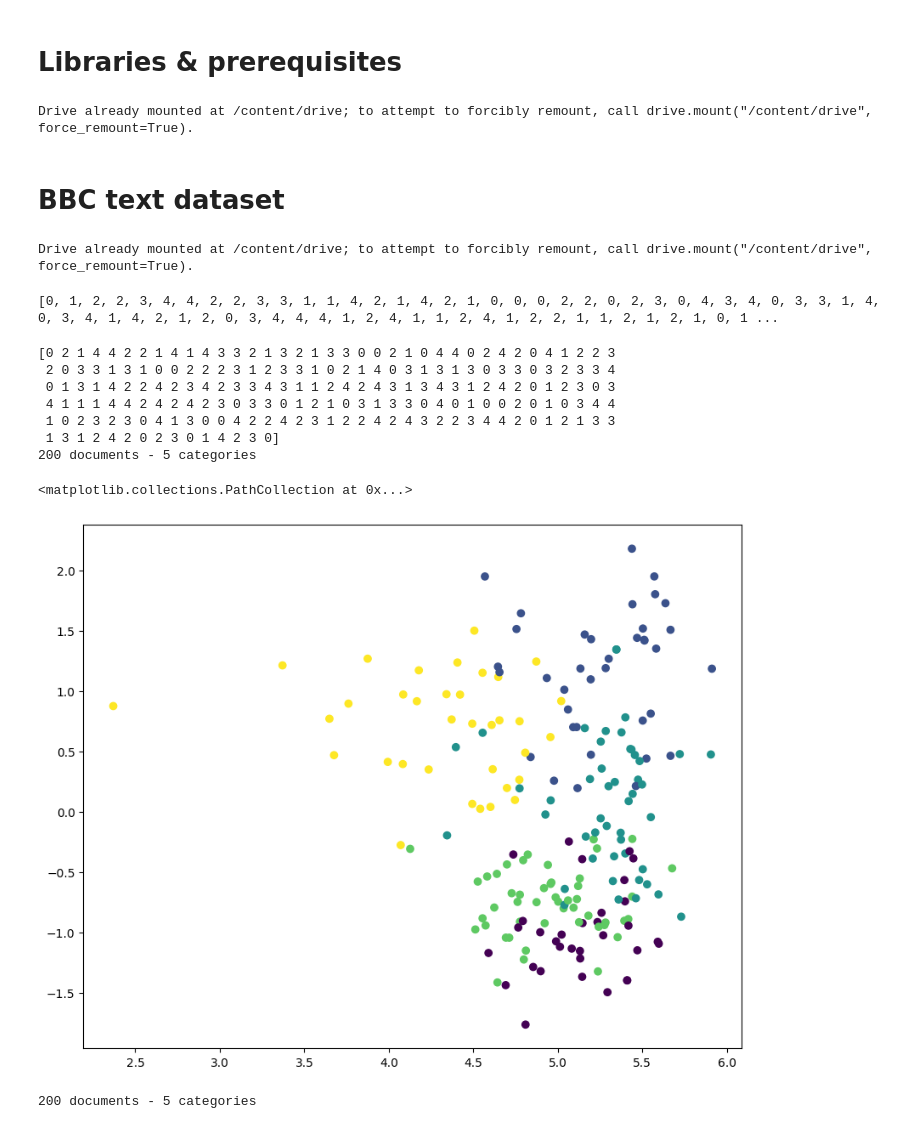
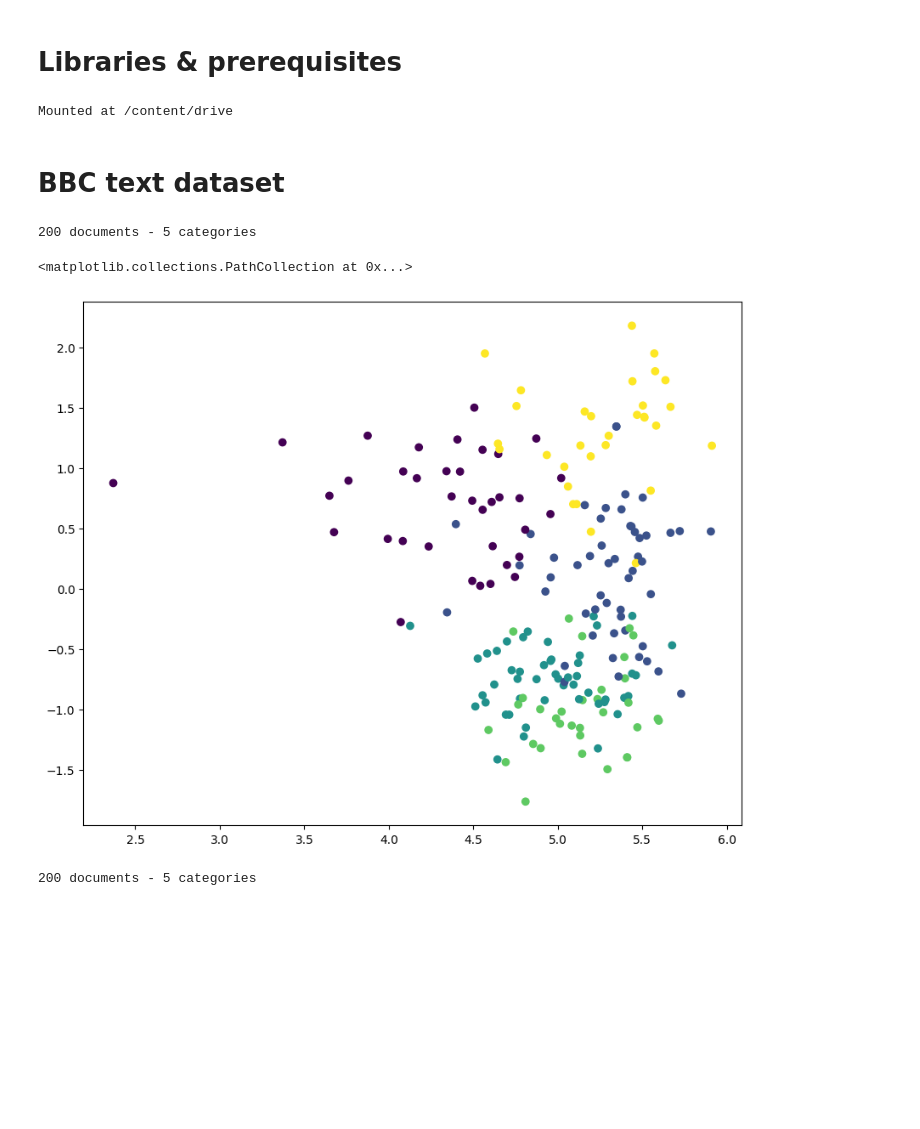
Before and after one commit to MHoseinHoushmand/Clustering-documents-by-SFLA, a Jupyter notebook: Clustering_by_SFLA.ipynb, the cells around one changed output. Drawn from its saved outputs; the diff is of its cells as text; code cells hidden in the pictures; blank space fills up the shorter version.

```diff
--- a/Clustering_by_SFLA.ipynb
+++ b/Clustering_by_SFLA.ipynb
@@ -21,71 +22,54 @@ from gensim.models import Word2Vec
 # %%
 #Load pretrained model for gensim word2vec model
 drive.mount('/content/drive')
-Word2Vec_model = Word2Vec.load("/content/drive/MyDrive/word2vec.bin")
+word2Vec_model = Word2Vec.load("/content/drive/MyDrive/word2vec.bin")
 # %% [output]
-Drive already mounted at /content/drive; to attempt to forcibly remount, call drive.mount("/content/drive", force_remount=True).
+Mounted at /content/drive
 # %%
+#Vectorize documents by feature values using gensim  word2vec model
 def docs_as_vector(docs,model):
     docs_vectors = []
-    i = 0
-    j= 0
     for doc in docs:
        words = doc.split()
        vectors = [model.wv[word] for word in words if word in model.wv]
        if vectors:
           docs_vector = np.mean(vectors, axis=0)
           docs_vectors.append(docs_vector)
-
     return docs_vectors
 # %%
 def cosin_sim(a,b):
    return cosine_similarity([a], [b])[0][0]
 # %% [markdown]
 # BBC text dataset
-# %%
-drive.mount('/content/drive')
-# %% [output]
-Drive already mounted at /content/drive; to attempt to forcibly remount, call drive.mount("/content/drive", force_remount=True).
 # %%
 df = pd.read_csv("/content/drive/MyDrive/bbc-text.csv")
 # %%
+# set labels and dataset
 texts = list(df.text)[0:200]
 labels_tag = list(df.category)[0:200]
 labels = []
-#print(labels_tag)
 label_to_number = {'tech': 0, 'business': 1, 'sport': 2, 'entertainment': 3, 'politics': 4}
 for label in labels_tag:
     labels.append(label_to_number[label])
-print(labels)
-# %% [output]
-[0, 1, 2, 2, 3, 4, 4, 2, 2, 3, 3, 1, 1, 4, 2, 1, 4, 2, 1, 0, 0, 0, 2, 2, 0, 2, 3, 0, 4, 3, 4, 0, 3, 3, 1, 4, 0, 3, 4, 1, 4, 2, 1, 2, 0, 3, 4, 4, 4, 1, 2, 4, 1, 1, 2, 4, 1, 2, 2, 1, 1, 2, 1, 2, 1, 0, 1 ...
 # %%
-from sklearn.cluster import KMeans
+# plot K-Means clustering by tfidf
 kmeans = KMeans(
     n_clusters=5,
     max_iter=100,
     n_init=5,
 )
-docs_vector = docs_as_vector(texts,Word2Vec_model)
-#docs_vector = docs_as_tfidf(texts)
+docs_vector = docs_as_vector(texts,word2Vec_model)
 kmeans.fit(docs_vector)
 labelk =kmeans.labels_
-print(labelk)
 unique_labels, category_sizes = np.unique(labelk, return_counts=True)
 true_k = unique_labels.shape[0]
 print(f"{len(texts)} documents - {true_k} categories")
 lsa = TruncatedSVD(n_components=2)
 lsa_matrix = lsa.fit_transform(docs_vector)
 plt.figure(figsize=(10, 8))
 plt.scatter(lsa_matrix[:, 0], lsa_matrix[:, 1], c=list(labelk), cmap='viridis')
 # %% [output]
-[0 2 1 4 4 2 2 1 4 1 4 3 3 2 1 3 2 1 3 3 0 0 2 1 0 4 4 0 2 4 2 0 4 1 2 2 3
- 2 0 3 3 1 3 1 0 0 2 2 2 3 1 2 3 3 1 0 2 1 4 0 3 1 3 1 3 0 3 3 0 3 2 3 3 4
- 0 1 3 1 4 2 2 4 2 3 4 2 3 3 4 3 1 1 2 4 2 4 3 1 3 4 3 1 2 4 2 0 1 2 3 0 3
- 4 1 1 1 4 4 2 4 2 4 2 3 0 3 3 0 1 2 1 0 3 1 3 3 0 4 0 1 0 0 2 0 1 0 3 4 4
- 1 0 2 3 2 3 0 4 1 3 0 0 4 2 2 4 2 3 1 2 2 4 2 4 3 2 2 3 4 4 2 0 1 2 1 3 3
- 1 3 1 2 4 2 0 2 3 0 1 4 2 3 0]
 200 documents - 5 categories
 <matplotlib.collections.PathCollection at 0x...>
-[figure, old version]
+[figure, new version]
 # %%
```
Also changed, not shown: parts of 18 cells of this notebook.
